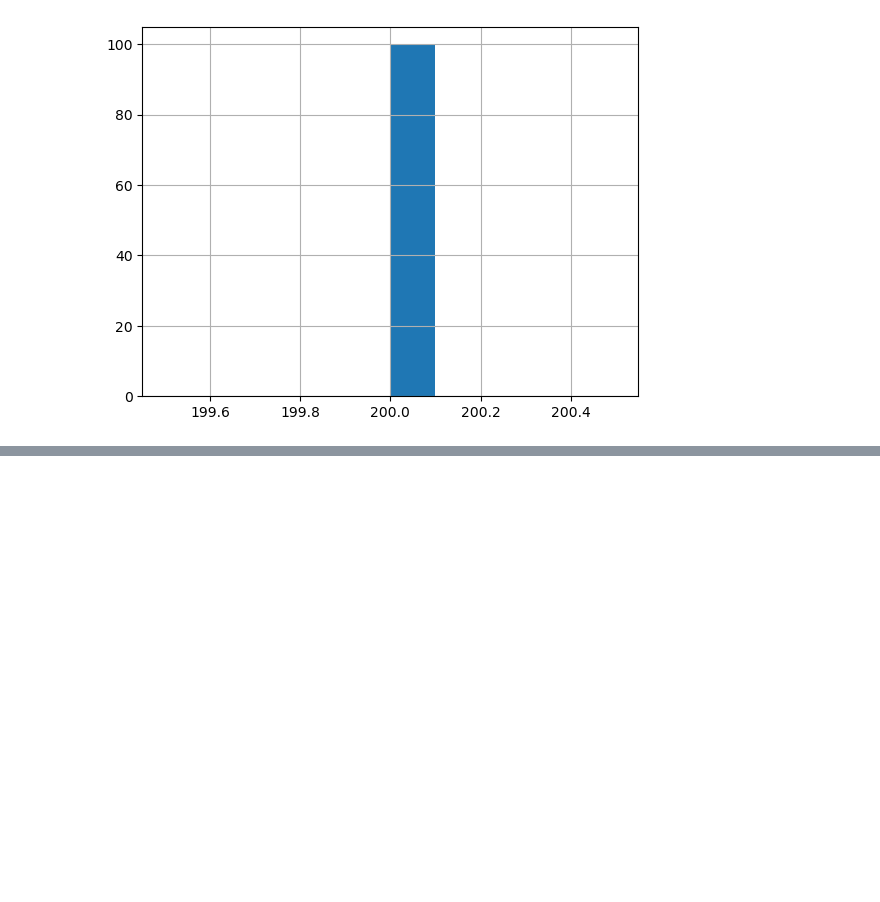
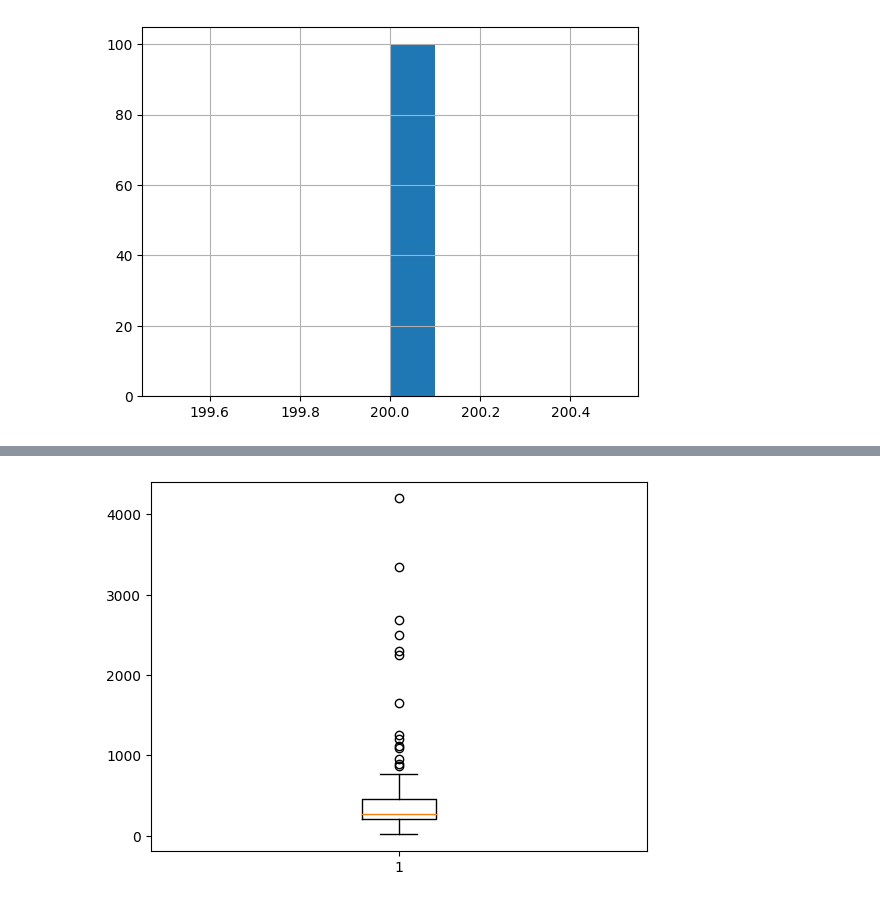
Before and after one commit to CoenBeemer/AI, a Jupyter notebook: src/overlordAI.ipynb, the cells around one changed output, grey strips where cells are left out. Saved outputs shown, nothing was run; the diff lists cells and outputs as text; code cells hidden in the pictures; blank space fills up the shorter version.

```diff
--- a/src/overlordAI.ipynb
+++ b/src/overlordAI.ipynb
@@ -335,0 +326,5 @@ pyl.show()
+# %%
+plt.boxplot(df['upvoteCount'])
+plt.show()
+# %% [output]
+[figure, added]
```
Also changed, not shown: parts of 16 cells of this notebook.
